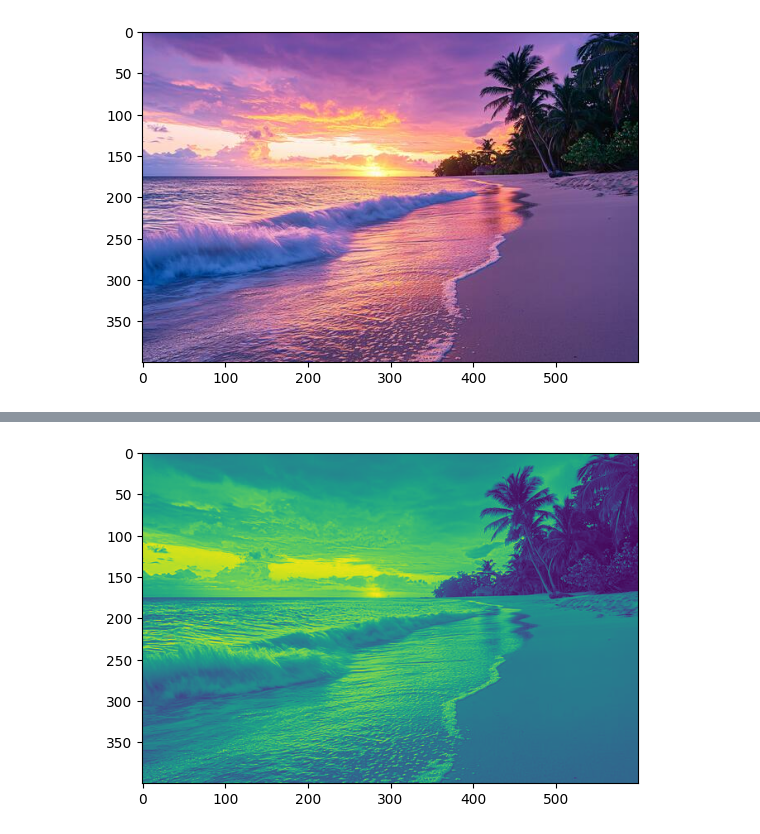
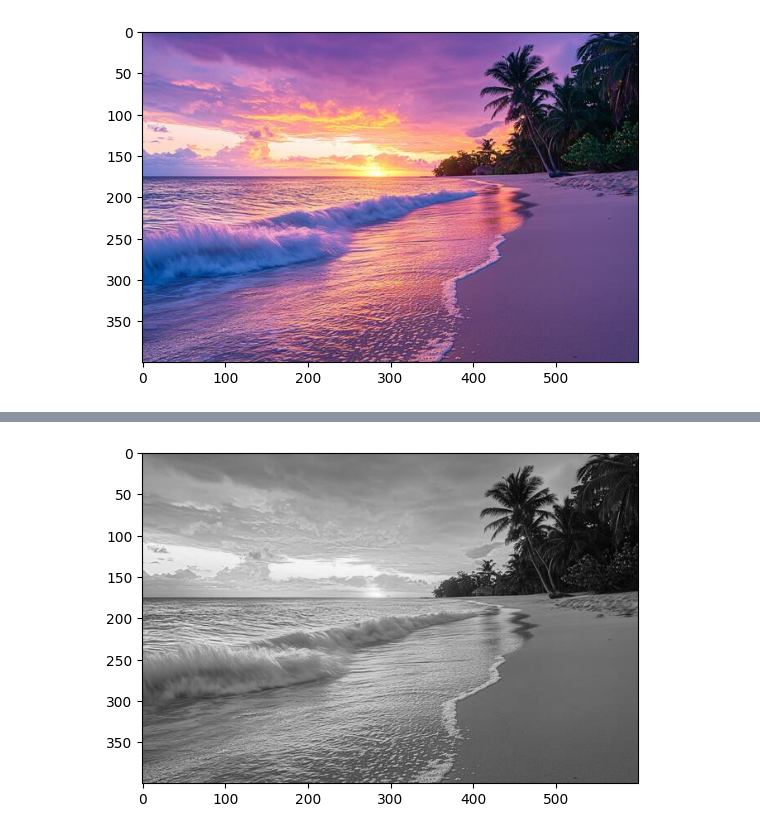
Before and after one commit to Hoang-H-Nguyen/advancedhpc2025, a Jupyter notebook: lab3.ipynb, the cells around one changed output, grey strips where cells are left out. Drawn from its saved outputs; the diff is of its cells as text; code cells hidden in the pictures.

Commit message:
fix: update cmap for gray image

```diff
--- a/lab3.ipynb
+++ b/lab3.ipynb
@@ -29,6 +29,6 @@ gray_img_1d = cpu_color2rgb(img_1d_array)
 gray_img_cpu = gray_img_1d.reshape(height, width)
 end = time.time()
 print("Elapsed time = {}s".format((end - start)))
-plt.imshow(gray_img_cpu)
+plt.imshow(gray_img_cpu, cmap="gray")
 plt.show()
 # %% [output]
@@ -36,4 +36,4 @@ Elapsed time = 0.6941566467285156s
-[figure, old version]
+[figure, new version]
 # %%
 @cuda.jit
 def gpu_color2rgb(img_array, gray_img_ary):
```
Also changed, not shown: parts of 4 cells of this notebook, 1 other file.
